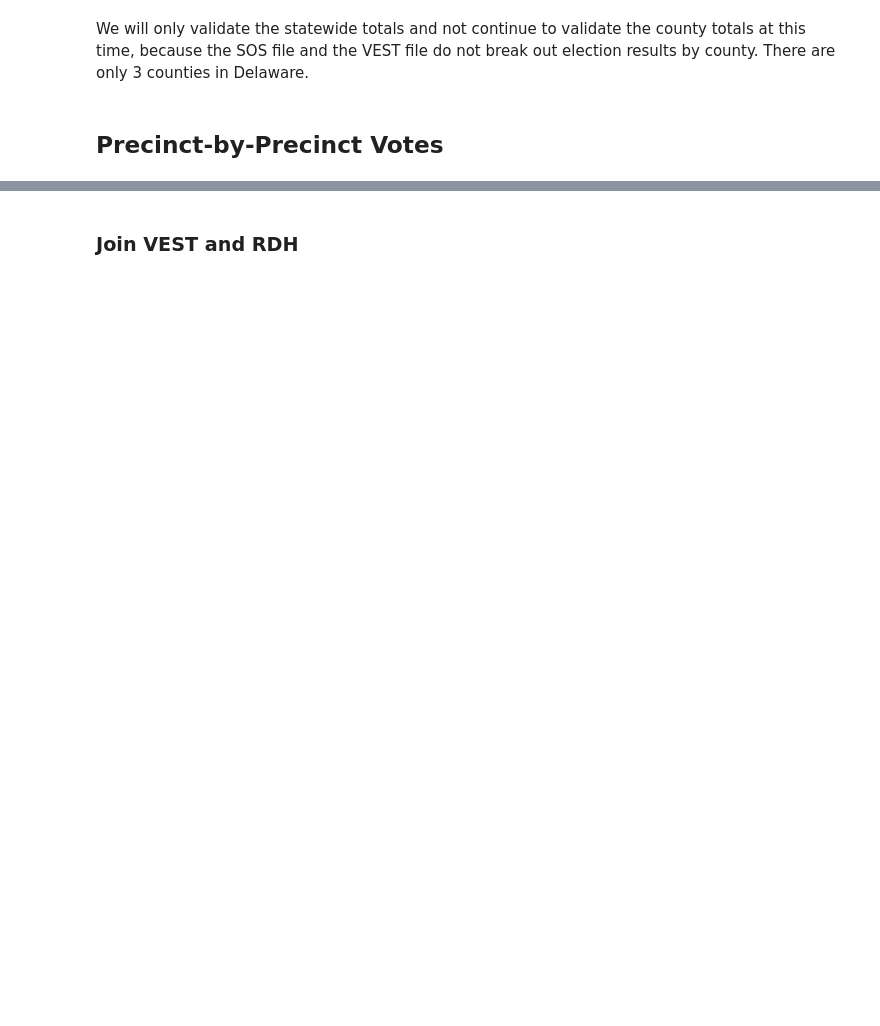
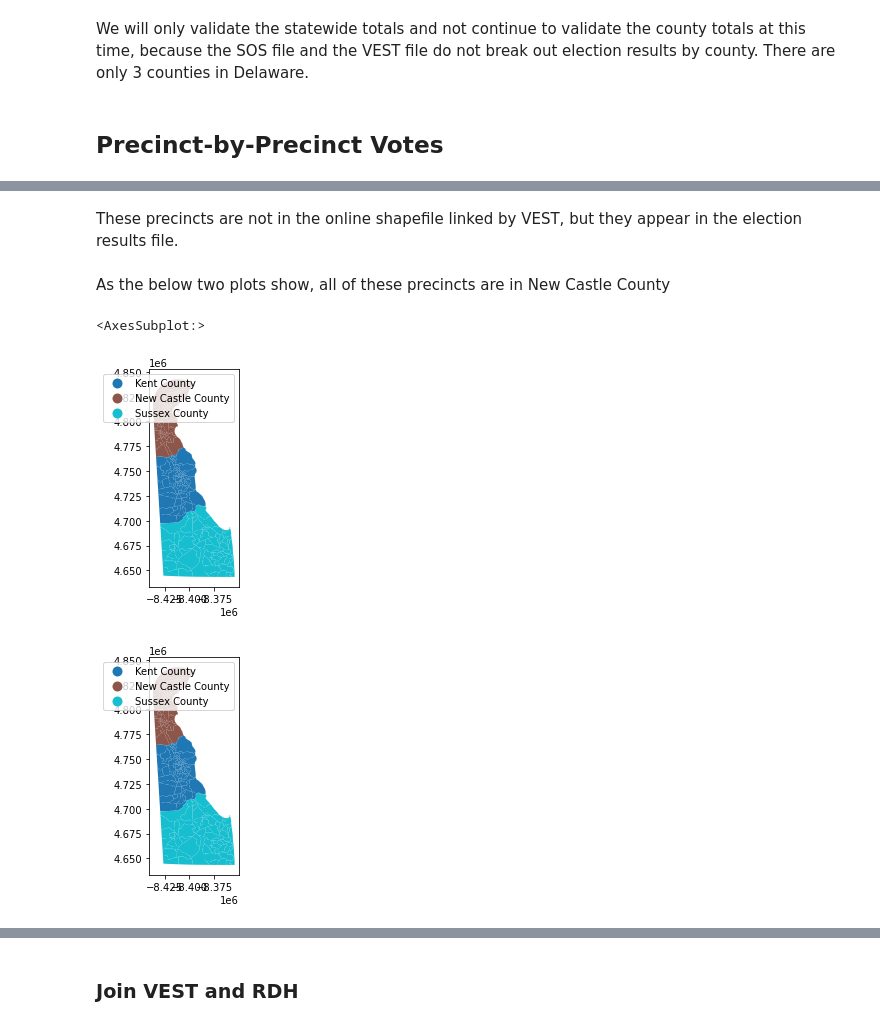
Before and after one commit to nonpartisan-redistricting-datahub/pdv-de, a Jupyter notebook: vest-de-2016/vest-de-2016-validation.ipynb, the cells around one changed output, grey strips where cells are left out. Drawn from its saved outputs; the diff is of its cells as text; code cells hidden in the pictures; blank space fills up the shorter version.

```diff
--- a/vest-de-2016/vest-de-2016-validation.ipynb
+++ b/vest-de-2016/vest-de-2016-validation.ipynb
@@ -215,0 +220,4 @@ We will only validate the statewide totals and not continue to validate the coun
+# %%
+precinct_county = gp.read_file('./raw-from-source/Census/de_precincts_county_intersection/de_precincts_county_intersection.shp')
+# %%
+precinct_county_original = precinct_county.copy()
@@ -215,0 +262,2 @@ We will only validate the statewide totals and not continue to validate the coun
+# %% [markdown]
+These precincts are not in the online shapefile linked by VEST, but they appear in the election results file.
@@ -215,0 +268,11 @@ We will only validate the statewide totals and not continue to validate the coun
+# %% [markdown]
+As the below two plots show, all of these precincts are in New Castle County
+# %%
+precinct_county_original.plot(column="COUNTY",legend=True)
+
+ax = precinct_county_original.plot(column="COUNTY",legend=True)
+vest_shp[vest_shp['PRECINCT'].isin(['10-09','11-09','12-09','13-09'])].plot(column='PRECINCT',legend=True,ax=ax,color="yellow")
+# %% [output]
+<AxesSubplot:>
+[figure, added]
+[figure, added]
```
Also changed, not shown: parts of 22 cells of this notebook, 1 other file.
